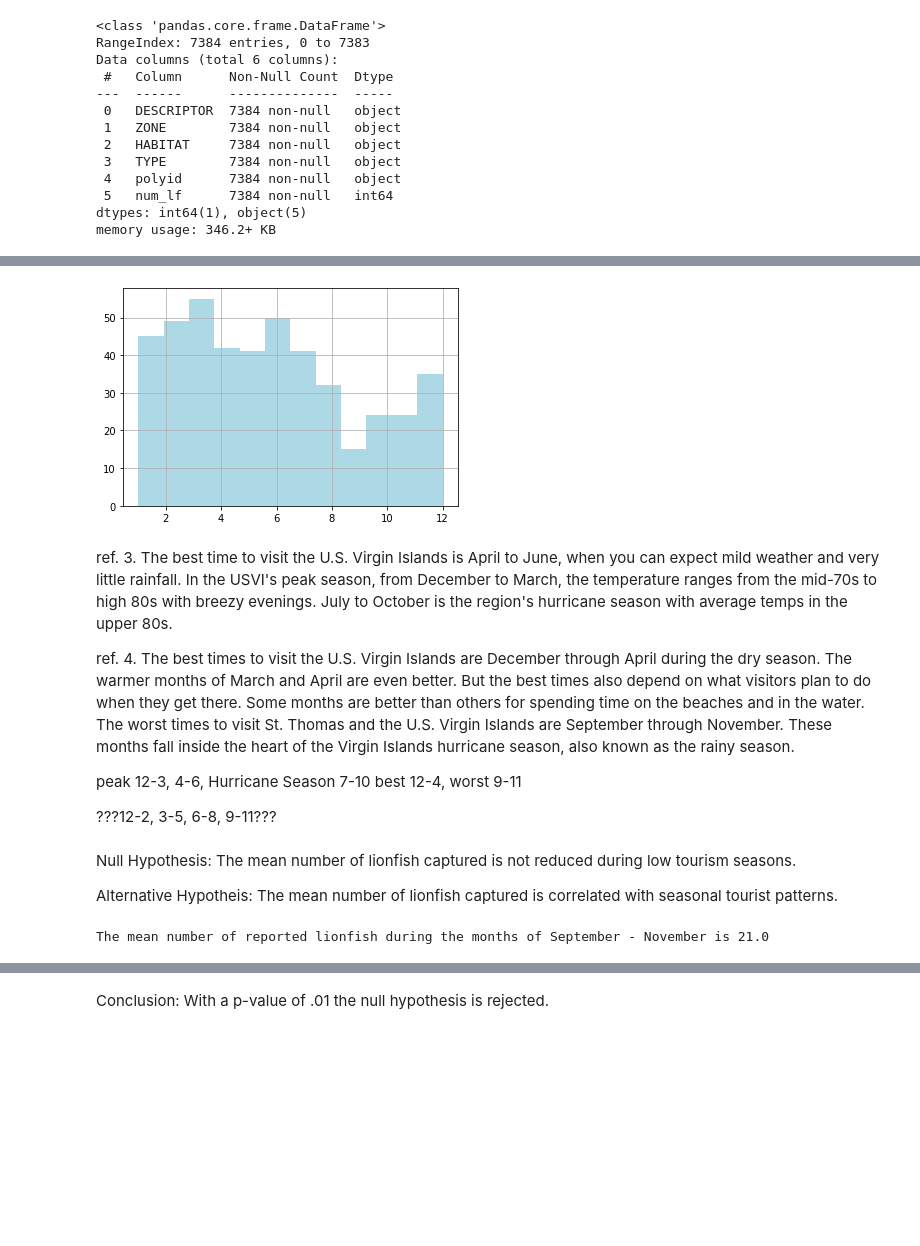
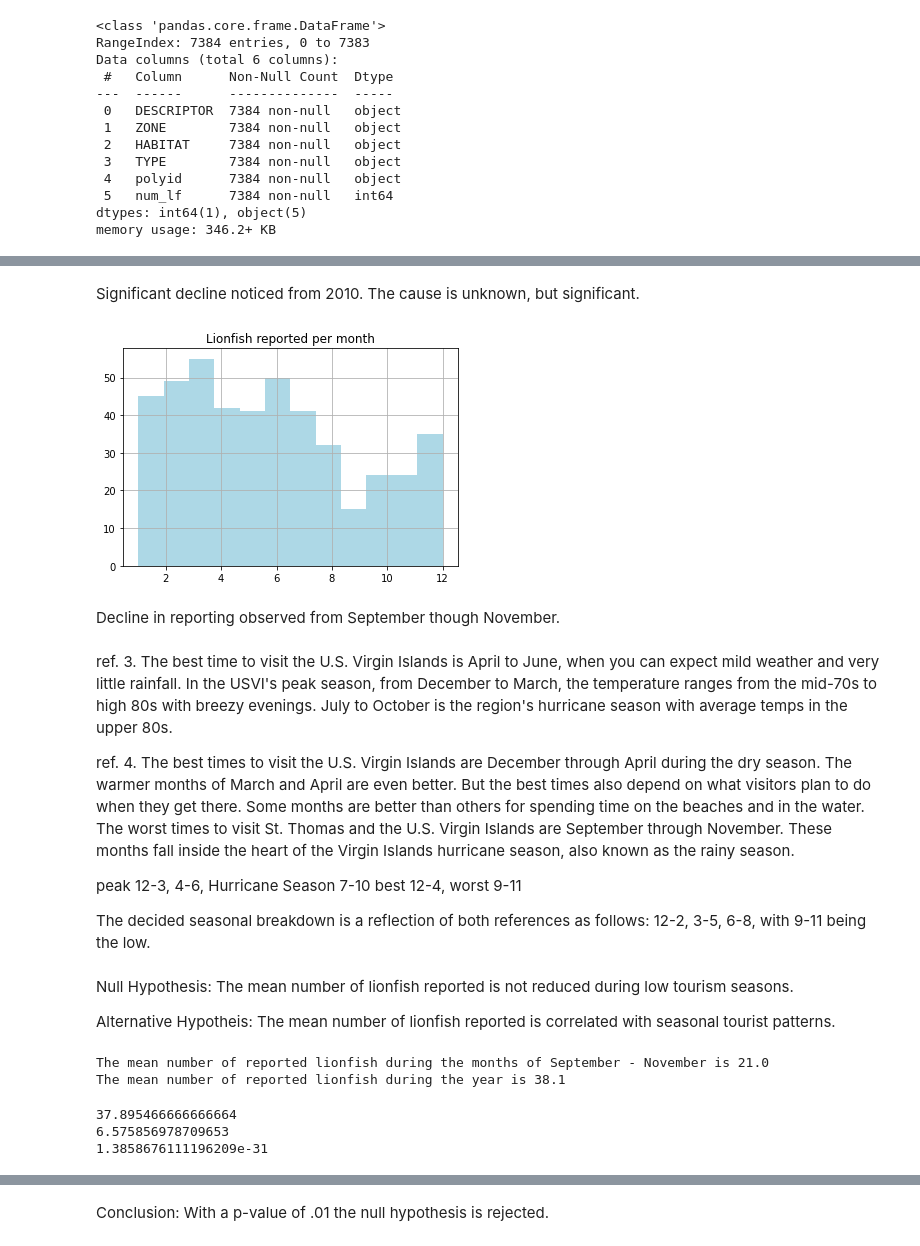
Before and after one commit to eric220/lf_probability_map, a Jupyter notebook: notebooks/Explore_Data.ipynb, the cells around one changed output, grey strips where cells are left out. Drawn from its saved outputs; the diff is of its cells as text; code cells hidden in the pictures; blank space fills up the shorter version.

```diff
--- a/notebooks/Explore_Data.ipynb
+++ b/notebooks/Explore_Data.ipynb
@@ -76,7 +82,12 @@ memory usage: 346.2+ KB
+# %% [markdown]
+Significant decline noticed from 2010. The cause is unknown, but significant.
 # %%
+plt.title('Lionfish reported per month')
 lf_df.Month.hist(color = 'lightblue', bins = 12);
 # %% [output]
-[figure, old version]
+[figure, new version]
+# %% [markdown]
+Decline in reporting observed from September though November.
 # %% [markdown]
 ref. 3. The best time to visit the U.S. Virgin Islands is April to June, when you can expect mild weather and very little rainfall. In the USVI's peak season, from December to March, the temperature ranges from the mid-70s to high 80s with breezy evenings. July to October is the region's hurricane season with average temps in the upper 80s.
 
@@ -84,16 +95,19 @@ ref. 4. The best times to visit the U.S. Virgin Islands are December through Apr
 
 peak 12-3, 4-6, Hurricane Season 7-10 best 12-4, worst 9-11
 
-???12-2, 3-5, 6-8, 9-11???
+The decided seasonal breakdown is a reflection of both references as follows: 12-2, 3-5, 6-8, with 9-11 being the low.
 # %% [markdown]
-Null Hypothesis: The mean number of lionfish captured is not reduced during low tourism seasons.
+Null Hypothesis: The mean number of lionfish reported is not reduced during low tourism seasons.
 
-Alternative Hypotheis: The mean number of lionfish captured is correlated with seasonal tourist patterns.
+Alternative Hypotheis: The mean number of lionfish reported is correlated with seasonal tourist patterns.
 # %%
 low_season = len(lf_df.query('Month >= 9 and Month <=11'))/3
+mean_lf = len(lf_df)/12
 print('The mean number of reported lionfish during the months of September - November is {}' .format(low_season))
+print('The mean number of reported lionfish during the year is {:.1f}' .format(mean_lf))
 # %% [output]
 The mean number of reported lionfish during the months of September - November is 21.0
+The mean number of reported lionfish during the year is 38.1
 # %%
 season_cnts = []
 def seasonal_count(t_df, rands):
@@ -105,5 +119,13 @@ for i in range(10000):
     temp_df = lf_df[lf_df['Month'].notna()]
     rand_months = np.random.choice([1,2,3,4,5,6,7,8,9,10,11,12], size = 3)
     seasonal_count(temp_df, rand_months)
+# %%
+print(np.mean(season_cnts))
+print(np.std(season_cnts))
+print(normaltest(season_cnts)[1])
+# %% [output]
+37.895466666666664
+6.575856978709653
+1.3858676111196209e-31
 # %%
 plt.axvline(x = low_season, color = 'r')
```
Also changed, not shown: parts of 15 cells of this notebook.
